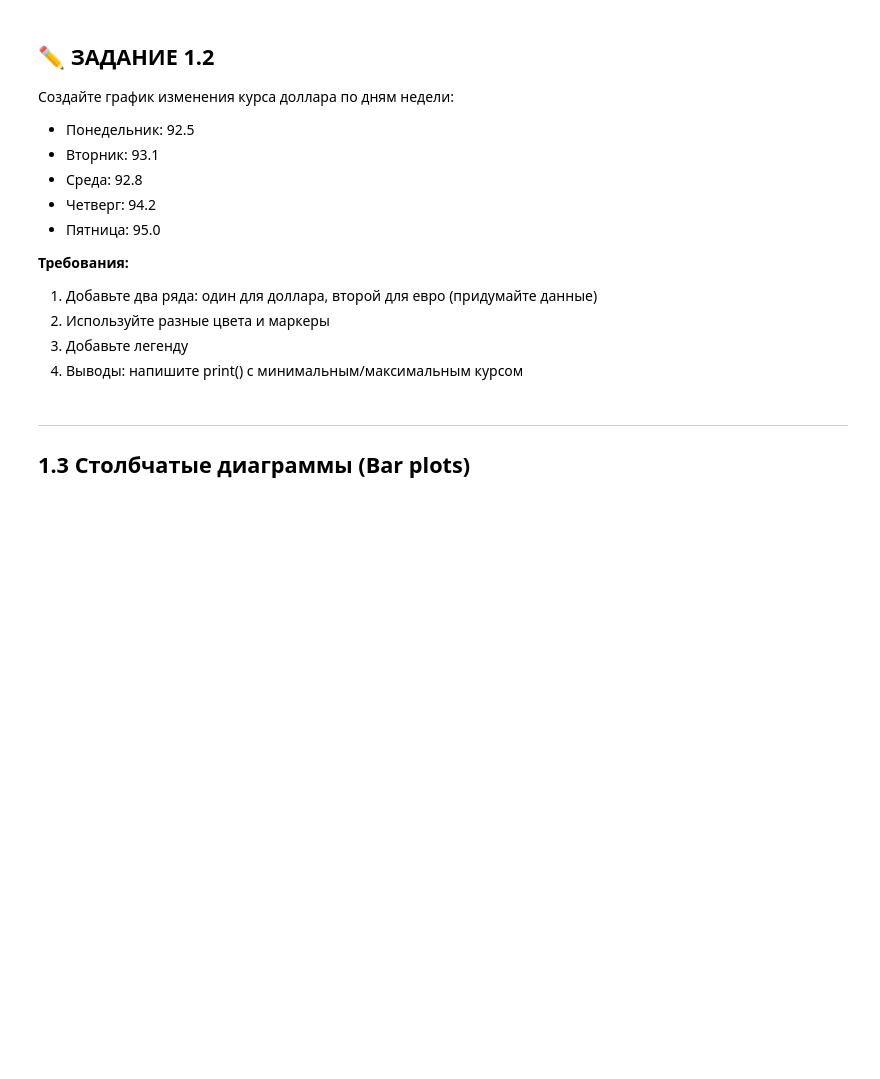
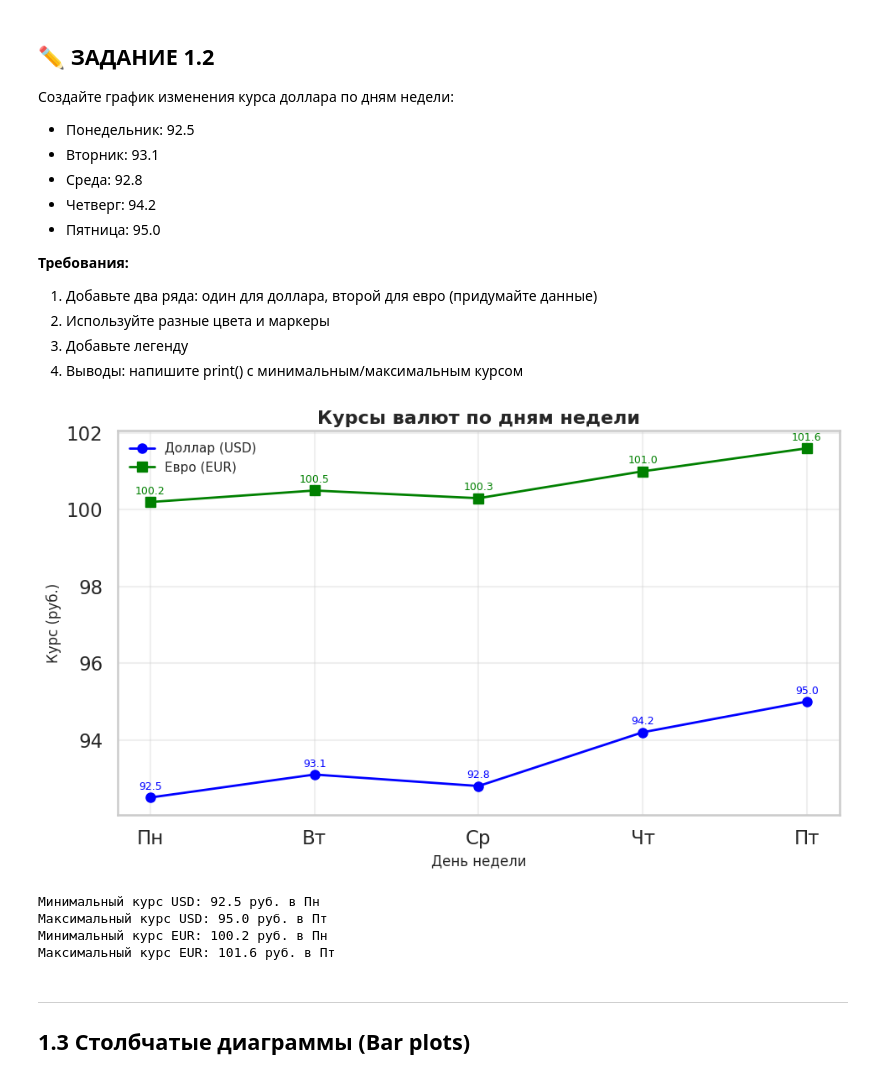
Before and after one commit to Placebo-relay/Introduction_to_AI, a Jupyter notebook: 5. Visualization.ipynb, the cells around one changed output. Drawn from its saved outputs; the diff is of its cells as text; code cells hidden in the pictures; blank space fills up the shorter version.

```diff
--- a/5. Visualization.ipynb
+++ b/5. Visualization.ipynb
@@ -140,3 +152,32 @@ plt.show()
+# %%
+days = ['Пн', 'Вт', 'Ср', 'Чт', 'Пт']
+usd = [92.5, 93.1, 92.8, 94.2, 95.0]
+eur = [100.2, 100.5, 100.3, 101.0, 101.6]
+
+plt.figure(figsize=(10, 6))
+plt.plot(days, usd, marker='o', linewidth=2, color='blue', label='Доллар (USD)', markersize=8)
+plt.plot(days, eur, marker='s', linewidth=2, color='green', label='Евро (EUR)', markersize=8)
+plt.title('Курсы валют по дням недели', fontsize=16, fontweight='bold')
+plt.xlabel('День недели', fontsize=12)
+plt.ylabel('Курс (руб.)', fontsize=12)
+plt.legend(fontsize=11)
+plt.grid(True, alpha=0.3)
+for i, (d, u, e) in enumerate(zip(days, usd, eur)):
+    plt.text(i, u + 0.2, f'{u}', ha='center', fontsize=9, color='blue')
+    plt.text(i, e + 0.2, f'{e}', ha='center', fontsize=9, color='green')
+plt.tight_layout()
+plt.show()
+
+print(f"Минимальный курс USD: {min(usd)} руб. в {days[usd.index(min(usd))]}")
+print(f"Максимальный курс USD: {max(usd)} руб. в {days[usd.index(max(usd))]}")
+print(f"Минимальный курс EUR: {min(eur)} руб. в {days[eur.index(min(eur))]}")
+print(f"Максимальный курс EUR: {max(eur)} руб. в {days[eur.index(max(eur))]}")
+# %% [output]
+[figure, added]
+Минимальный курс USD: 92.5 руб. в Пн
+Максимальный курс USD: 95.0 руб. в Пт
+Минимальный курс EUR: 100.2 руб. в Пн
+Максимальный курс EUR: 101.6 руб. в Пт
 # %% [markdown]
 ---
 ## 1.3 Столбчатые диаграммы (Bar plots)
```
Also changed, not shown: parts of 68 cells of this notebook.
